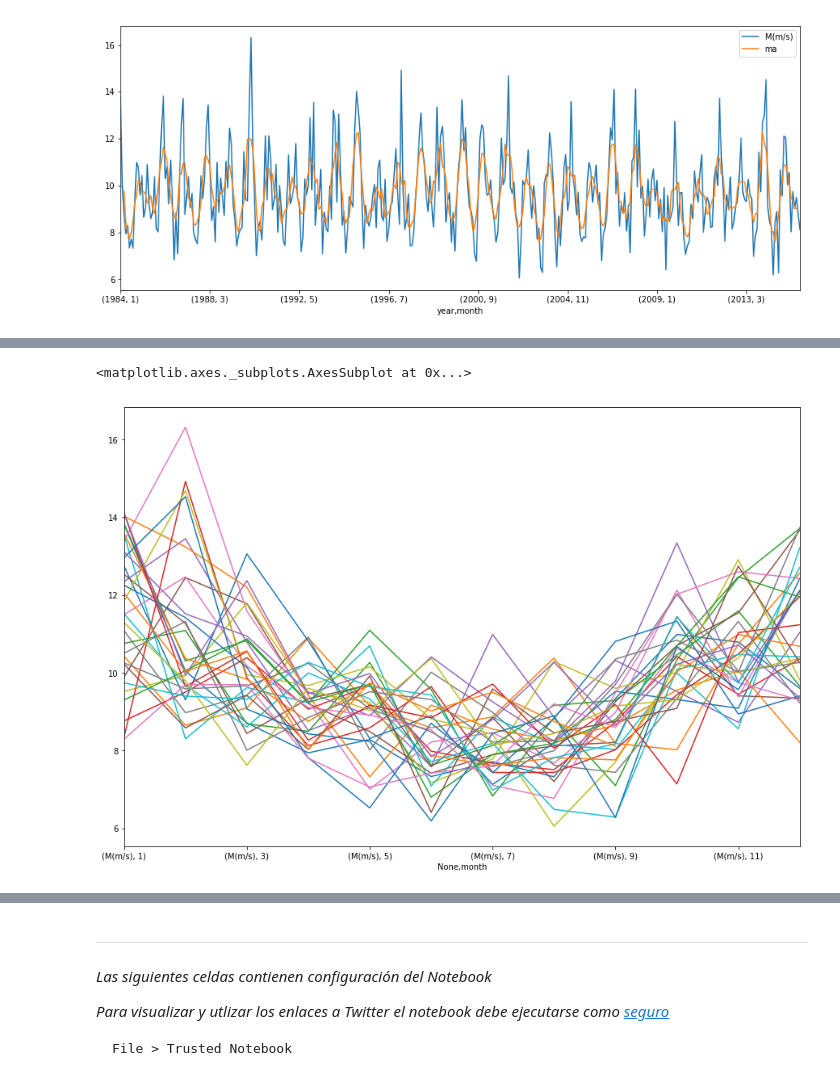
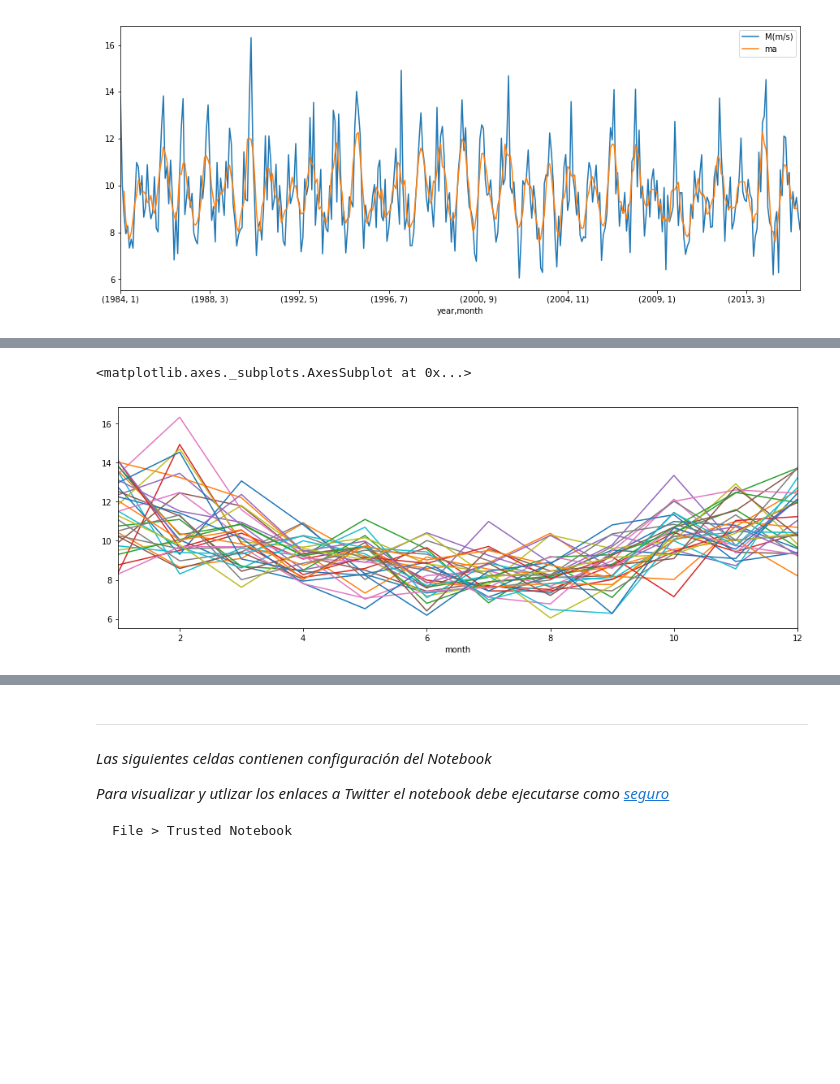
Before and after one commit to AeroPython/Curso_AeroPython, a Jupyter notebook: notebooks_completos/051-Pandas-Ejercicios.ipynb, the cells around one changed output, grey strips where cells are left out. Drawn from its saved outputs; the diff is of its cells as text; code cells hidden in the pictures; blank space fills up the shorter version.

```diff
--- a/notebooks_completos/051-Pandas-Ejercicios.ipynb
+++ b/notebooks_completos/051-Pandas-Ejercicios.ipynb
@@ -30,7 +30,7 @@ import matplotlib as mpl
 from IPython.display import display
 # %%
 model = pd.read_csv(
-    "../data/model.txt", sep = "\s*", engine="python", skiprows = 3,
+    "../data/model.txt", delim_whitespace=True, skiprows = 3,
     parse_dates = {'Timestamp': [0, 1]}, index_col = 'Timestamp')
 # %%
 model.head()
@@ -152,17 +152,14 @@ monthly.loc[:, 'M(m/s)'].reset_index().pivot(index='year', columns='month')
 | 2014 | 12.961156 | 14.528125 | 9.064785 | 8.428750 | 8.235349 | 6.188056 | 8.442473 | 8.891801 | 6.275000 | 10.676882 | 9.564861 | ... |
 | 2015 | 12.050134 | 10.035863 | 10.561156 | 8.027083 | 9.739382 | 9.018056 | 9.500134 | 8.748522 | 8.111250 | NaN | NaN | ... |
 # %%
-(monthly.loc[:, 'M(m/s)'].reset_index().pivot(
-    index='year',
-        columns='month'
-    ).T.plot(
-        figsize = (15, 10),
-        legend = False
-    )
- )
+monthly.loc[:, 'M(m/s)'].reset_index().pivot(
+    index='year', columns='month'
+).T.loc['M(m/s)'].plot(
+    figsize=(15, 5), legend=False
+)
 # %% [output]
 <matplotlib.axes._subplots.AxesSubplot at 0x...>
-[figure, old version]
+[figure, new version]
 # %% [markdown]
 ---
 <br/>
```
Also changed, not shown: parts of 1 cell of this notebook.
